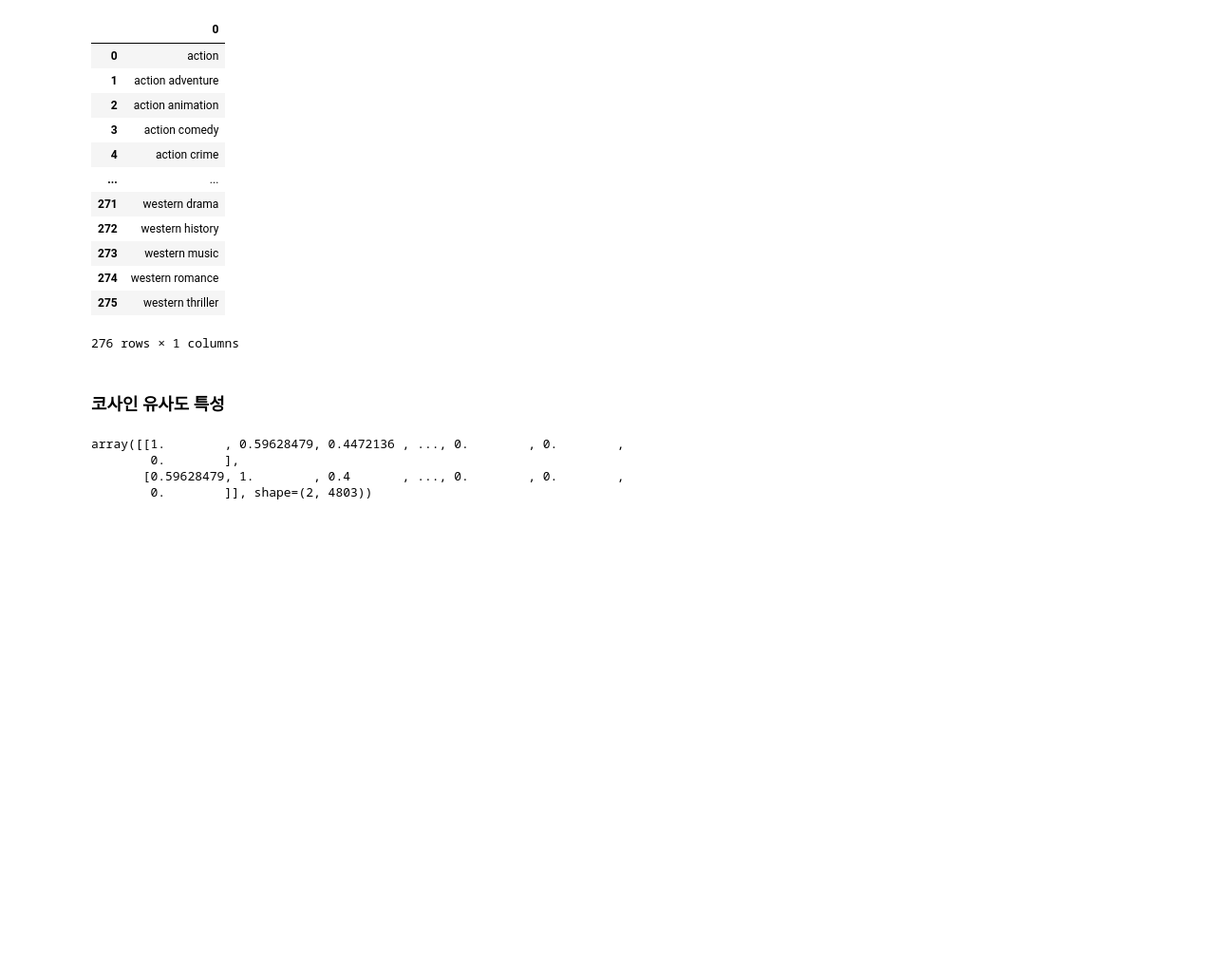
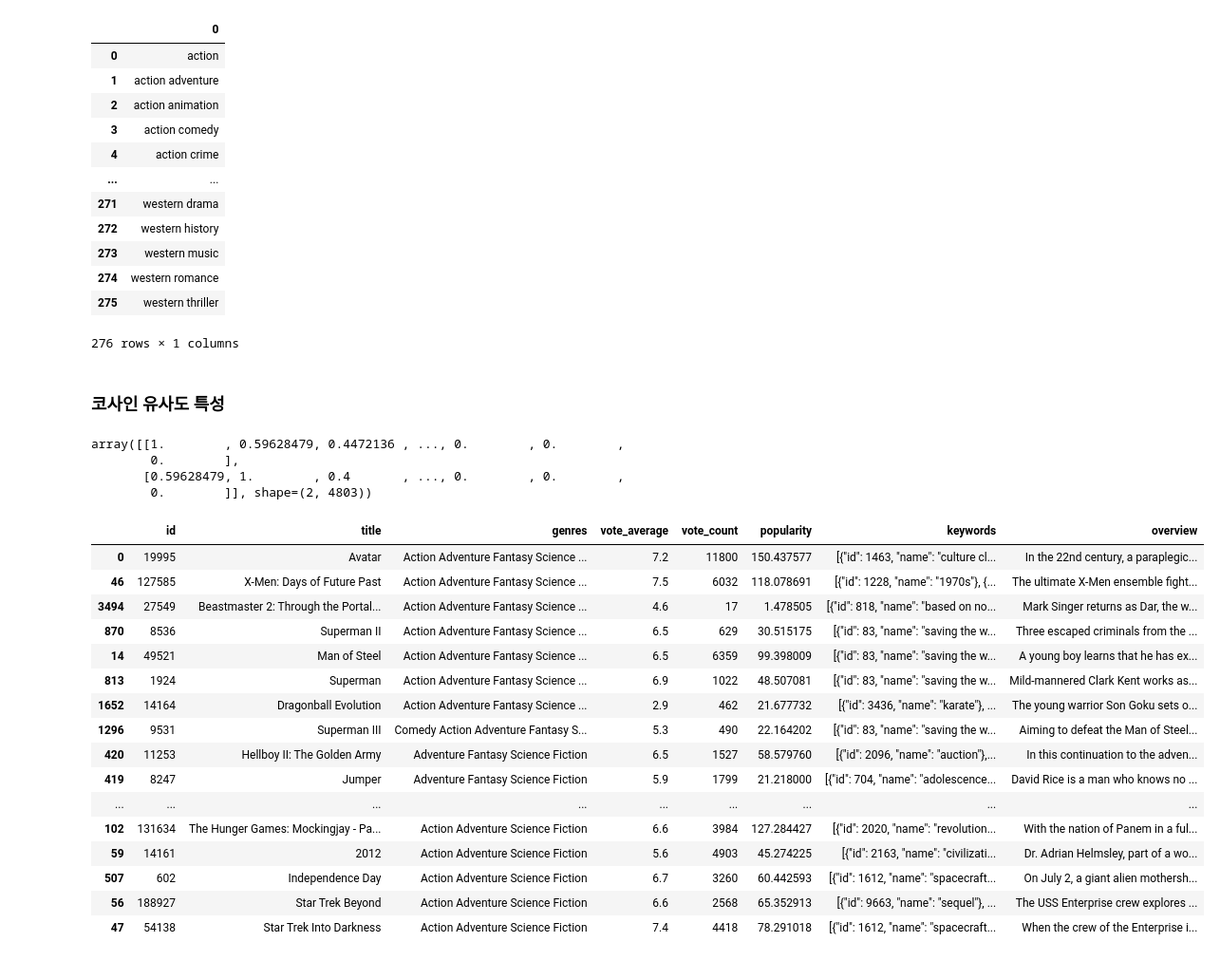
Before and after one commit to tpwls9494/SKN_Family_project1, a Jupyter notebook: ML-WORKSPACE/10_recommendation/01_content_based_filtering.ipynb, the cells around one changed output. Shown: that part at 95% size. Drawn from its saved outputs; the diff is of its cells as text; code cells hidden in the pictures; blank space fills up the shorter version.

```diff
--- a/ML-WORKSPACE/10_recommendation/01_content_based_filtering.ipynb
+++ b/ML-WORKSPACE/10_recommendation/01_content_based_filtering.ipynb
@@ -131,6 +131,8 @@ array([[1.        , 0.59628479, 0.4472136 , ..., 0.        , 0.        ,
         0.        ],
        [0.59628479, 1.        , 0.4       , ..., 0.        , 0.        ,
         0.        ]], shape=(2, 4803))
+# %%
+movie_idx_by_genres_sim = genres_sim.argsort(axis=1)[:, ::-1]
 # %%
 def recommend_movie_by_genres(movie_title, top_n=10):
 
@@ -142,3 +145,23 @@ def recommend_movie_by_genres(movie_title, top_n=10):
     topn_movie_idx = movie_idx_by_genres_sim[movie_idx, :top_n]
     topn_movie_idx = topn_movie_idx.reshape(-1)
     return movie_df.iloc[topn_movie_idx]
+# %%
+recommend_movie_by_genres('Avatar', top_n=30)
+# %% [output]
+|  | id | title | genres | vote_average | vote_count | popularity | keywords | overview |
+| 0 | 19995 | Avatar | Action Adventure Fantasy Science ... | 7.2 | 11800 | 150.437577 | [{"id": 1463, "name": "culture cl... | In the 22nd century, a paraplegic... |
+| 46 | 127585 | X-Men: Days of Future Past | Action Adventure Fantasy Science ... | 7.5 | 6032 | 118.078691 | [{"id": 1228, "name": "1970s"}, {... | The ultimate X-Men ensemble fight... |
+| 3494 | 27549 | Beastmaster 2: Through the Portal... | Action Adventure Fantasy Science ... | 4.6 | 17 | 1.478505 | [{"id": 818, "name": "based on no... | Mark Singer returns as Dar, the w... |
+| 870 | 8536 | Superman II | Action Adventure Fantasy Science ... | 6.5 | 629 | 30.515175 | [{"id": 83, "name": "saving the w... | Three escaped criminals from the ... |
+| 14 | 49521 | Man of Steel | Action Adventure Fantasy Science ... | 6.5 | 6359 | 99.398009 | [{"id": 83, "name": "saving the w... | A young boy learns that he has ex... |
+| 813 | 1924 | Superman | Action Adventure Fantasy Science ... | 6.9 | 1022 | 48.507081 | [{"id": 83, "name": "saving the w... | Mild-mannered Clark Kent works as... |
+| 1652 | 14164 | Dragonball Evolution | Action Adventure Fantasy Science ... | 2.9 | 462 | 21.677732 | [{"id": 3436, "name": "karate"}, ... | The young warrior Son Goku sets o... |
+| 1296 | 9531 | Superman III | Comedy Action Adventure Fantasy S... | 5.3 | 490 | 22.164202 | [{"id": 83, "name": "saving the w... | Aiming to defeat the Man of Steel... |
+| 420 | 11253 | Hellboy II: The Golden Army | Adventure Fantasy Science Fiction | 6.5 | 1527 | 58.579760 | [{"id": 2096, "name": "auction"},... | In this continuation to the adven... |
+| 419 | 8247 | Jumper | Adventure Fantasy Science Fiction | 5.9 | 1799 | 21.218000 | [{"id": 704, "name": "adolescence... | David Rice is a man who knows no ... |
+| ... | ... | ... | ... | ... | ... | ... | ... | ... |
+| 102 | 131634 | The Hunger Games: Mockingjay - Pa... | Action Adventure Science Fiction | 6.6 | 3984 | 127.284427 | [{"id": 2020, "name": "revolution... | With the nation of Panem in a ful... |
+| 59 | 14161 | 2012 | Action Adventure Science Fiction | 5.6 | 4903 | 45.274225 | [{"id": 2163, "name": "civilizati... | Dr. Adrian Helmsley, part of a wo... |
+| 507 | 602 | Independence Day | Action Adventure Science Fiction | 6.7 | 3260 | 60.442593 | [{"id": 1612, "name": "spacecraft... | On July 2, a giant alien mothersh... |
+| 56 | 188927 | Star Trek Beyond | Action Adventure Science Fiction | 6.6 | 2568 | 65.352913 | [{"id": 9663, "name": "sequel"}, ... | The USS Enterprise crew explores ... |
+| 47 | 54138 | Star Trek Into Darkness | Action Adventure Science Fiction | 7.4 | 4418 | 78.291018 | [{"id": 1612, "name": "spacecraft... | When the crew of the Enterprise i... |
```
Also changed, not shown: parts of 7 cells of this notebook, 7 other files.
